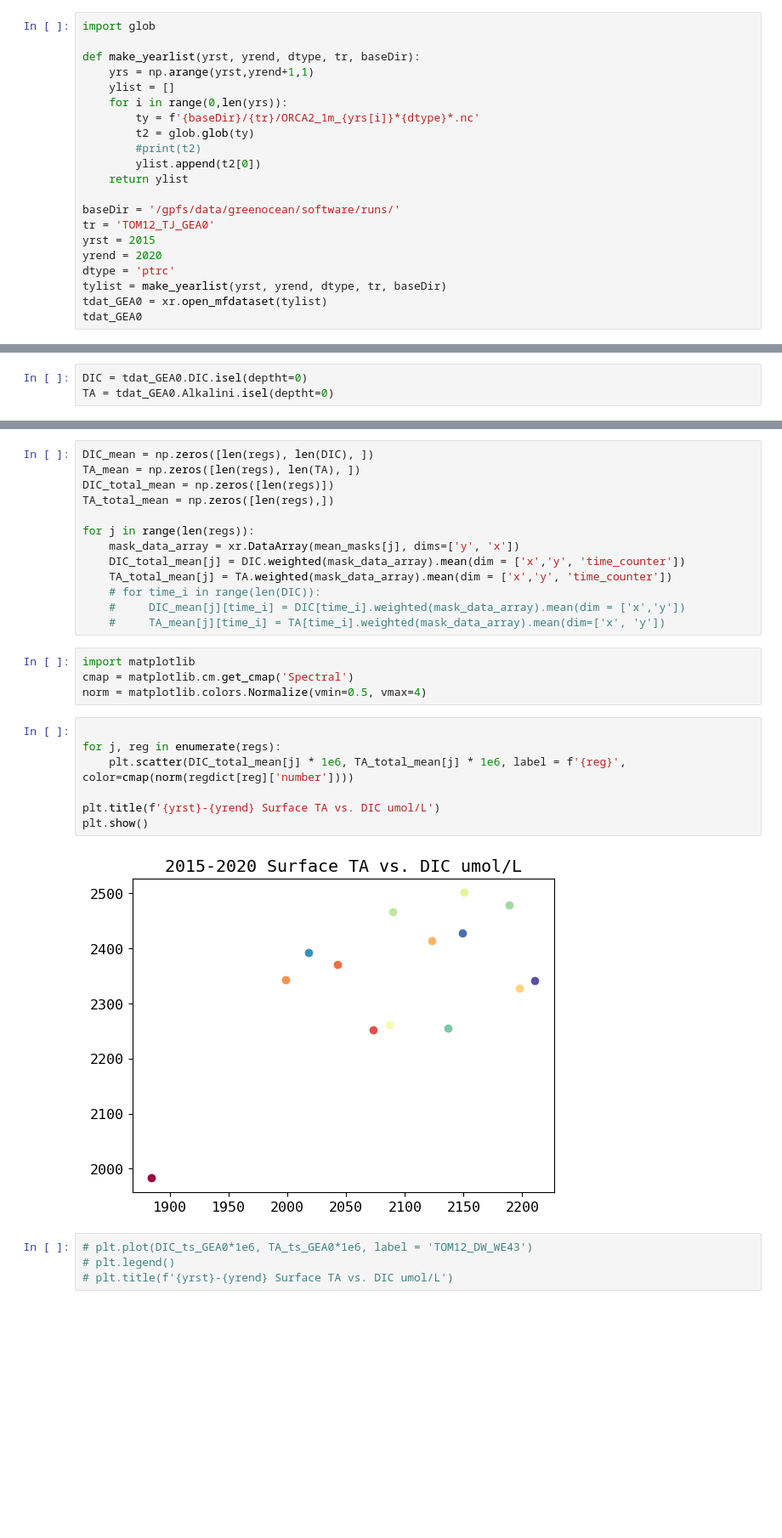
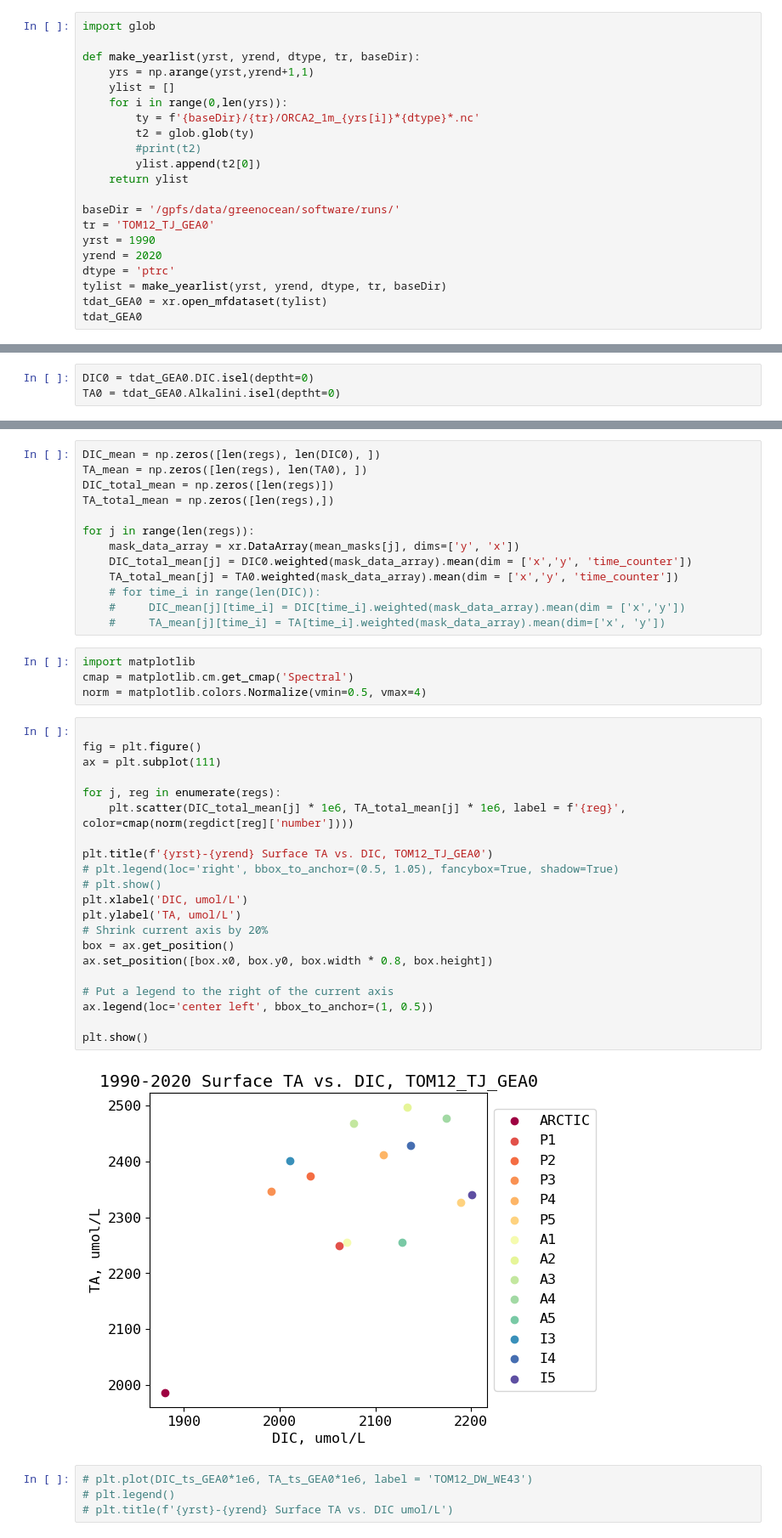
Before and after one commit to biu23/Carbonate_Chemistry_Models, a Jupyter notebook: test_script/region_mask.ipynb, the cells around one changed output, grey strips where cells are left out. Shown: that part at 85% size. Cells and saved outputs as stored; diff of their text form; blank space fills up the shorter version.

Commit message:
better styling for plotting

```diff
--- a/test_script/region_mask.ipynb
+++ b/test_script/region_mask.ipynb
@@ -104,7 +103,7 @@ def make_yearlist(yrst, yrend, dtype, tr, baseDir):
 
 baseDir = '/gpfs/data/greenocean/software/runs/'
 tr = 'TOM12_TJ_GEA0'
-yrst = 2015
+yrst = 1990
 yrend = 2020
 dtype = 'ptrc'
 tylist = make_yearlist(yrst, yrend, dtype, tr, baseDir)
@@ -131,20 +130,20 @@ Data variables: (12/34)
 # %%
-DIC = tdat_GEA0.DIC.isel(deptht=0)
-TA = tdat_GEA0.Alkalini.isel(deptht=0)
+DIC0 = tdat_GEA0.DIC.isel(deptht=0)
+TA0 = tdat_GEA0.Alkalini.isel(deptht=0)
 # %%
 mean_masks = np.zeros([len(regs), 149, 182])
 for i, reg in enumerate(regs):
     mean_masks[i][maskno == regdict[reg]['number']] = 1
 # %%
-DIC_mean = np.zeros([len(regs), len(DIC), ])
-TA_mean = np.zeros([len(regs), len(TA), ])
+DIC_mean = np.zeros([len(regs), len(DIC0), ])
+TA_mean = np.zeros([len(regs), len(TA0), ])
 DIC_total_mean = np.zeros([len(regs)])
 TA_total_mean = np.zeros([len(regs),])
 
 for j in range(len(regs)):
     mask_data_array = xr.DataArray(mean_masks[j], dims=['y', 'x'])
-    DIC_total_mean[j] = DIC.weighted(mask_data_array).mean(dim = ['x','y', 'time_counter'])
-    TA_total_mean[j] = TA.weighted(mask_data_array).mean(dim = ['x','y', 'time_counter'])
+    DIC_total_mean[j] = DIC0.weighted(mask_data_array).mean(dim = ['x','y', 'time_counter'])
+    TA_total_mean[j] = TA0.weighted(mask_data_array).mean(dim = ['x','y', 'time_counter'])
     # for time_i in range(len(DIC)):
     #     DIC_mean[j][time_i] = DIC[time_i].weighted(mask_data_array).mean(dim = ['x','y'])
     #     TA_mean[j][time_i] = TA[time_i].weighted(mask_data_array).mean(dim=['x', 'y'])
@@ -153,14 +152,28 @@ import matplotlib
 cmap = matplotlib.cm.get_cmap('Spectral')
 norm = matplotlib.colors.Normalize(vmin=0.5, vmax=4)
 # %%
+
+fig = plt.figure()
+ax = plt.subplot(111)
 
 for j, reg in enumerate(regs):
     plt.scatter(DIC_total_mean[j] * 1e6, TA_total_mean[j] * 1e6, label = f'{reg}', color=cmap(norm(regdict[reg]['number'])))
 
-plt.title(f'{yrst}-{yrend} Surface TA vs. DIC umol/L')
+plt.title(f'{yrst}-{yrend} Surface TA vs. DIC, TOM12_TJ_GEA0')
+# plt.legend(loc='right', bbox_to_anchor=(0.5, 1.05), fancybox=True, shadow=True)
+# plt.show()
+plt.xlabel('DIC, umol/L')
+plt.ylabel('TA, umol/L')
+# Shrink current axis by 20%
+box = ax.get_position()
+ax.set_position([box.x0, box.y0, box.width * 0.8, box.height])
+
+# Put a legend to the right of the current axis
+ax.legend(loc='center left', bbox_to_anchor=(1, 0.5))
+
 plt.show()
 # %% [output]
-[figure, old version]
+[figure, new version]
 # %%
 # plt.plot(DIC_ts_GEA0*1e6, TA_ts_GEA0*1e6, label = 'TOM12_DW_WE43')
 # plt.legend()
```
Also changed, not shown: parts of 2 cells of this notebook.
